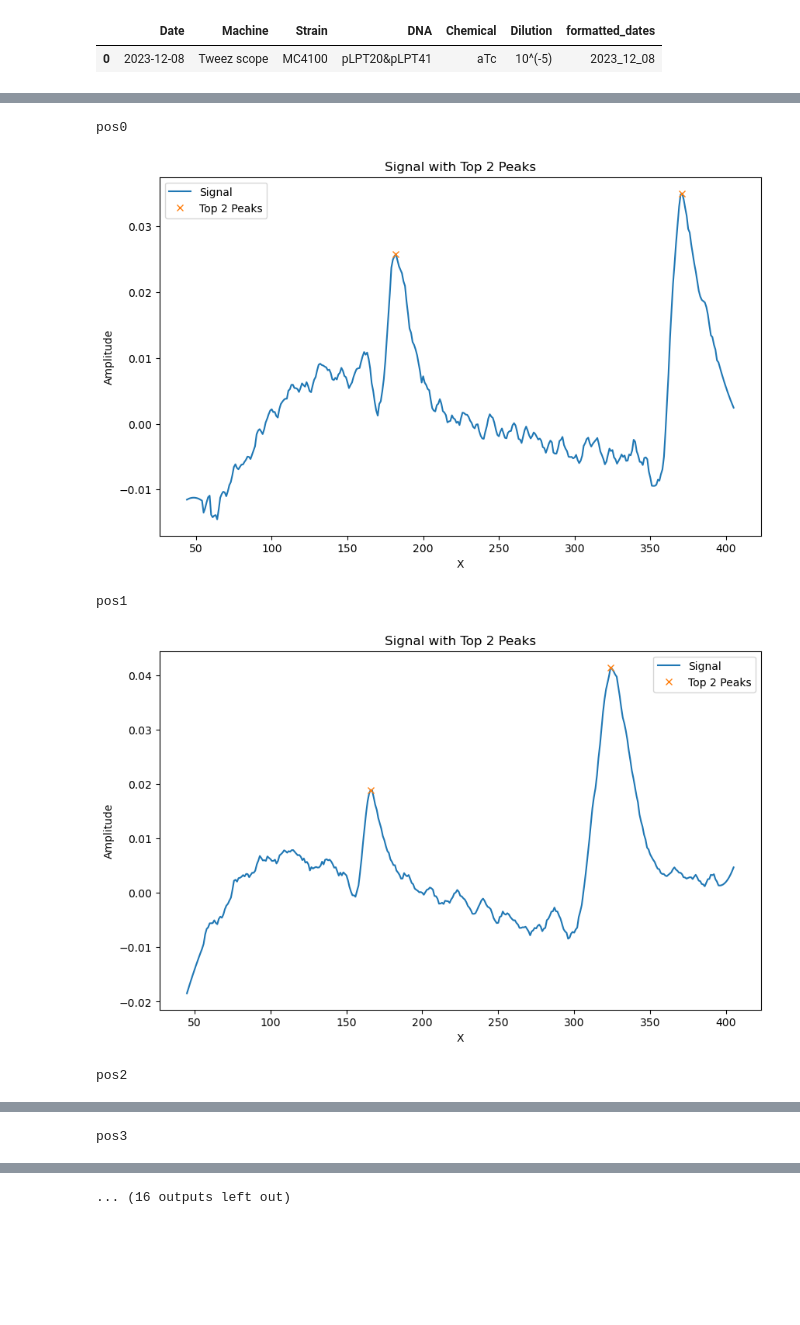
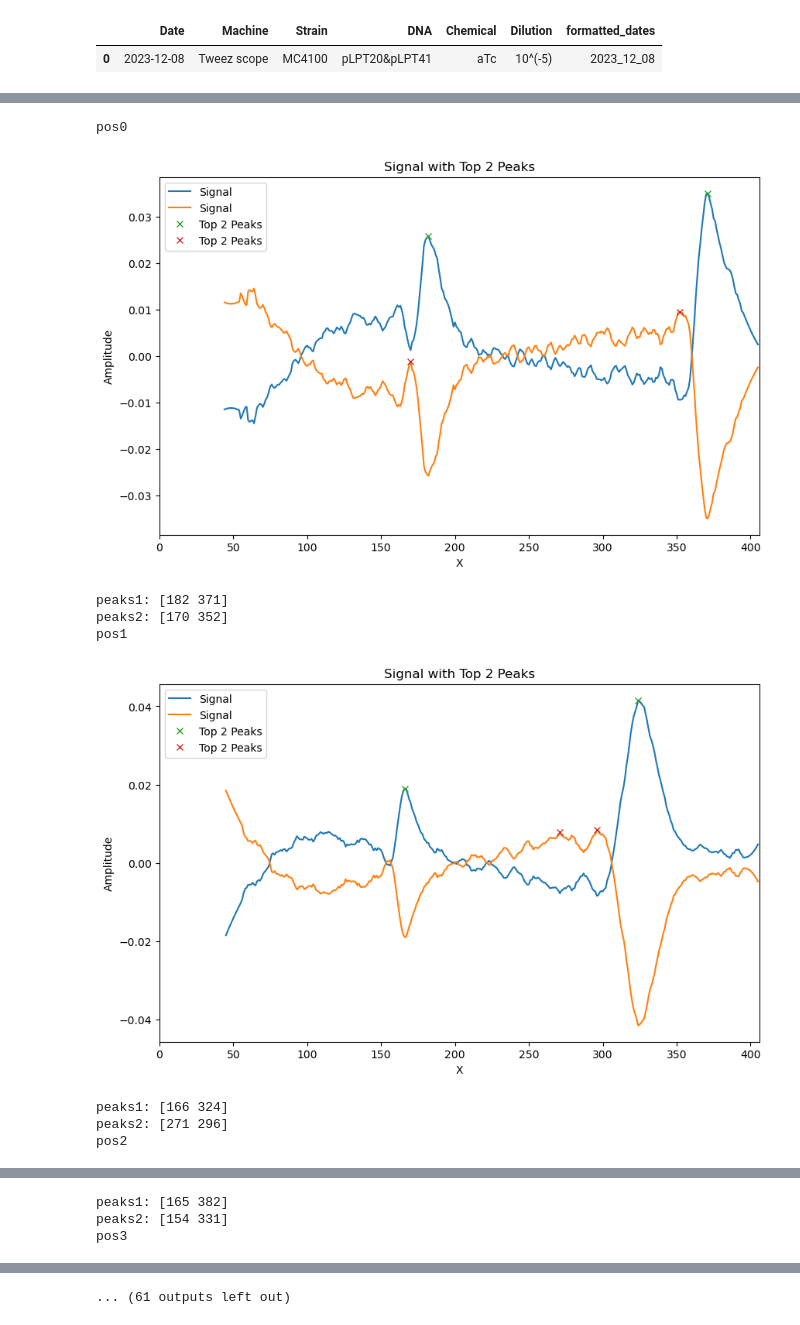
Before and after one commit to RudgeLab/popdyn, a Jupyter notebook: Notebooks/Chapter 3 - a. Mean fluo.ipynb, the cells around one changed output, grey strips where cells are left out. Saved outputs shown, nothing was run; the diff lists cells and outputs as text; code cells hidden in the pictures; blank space fills up the shorter version.

```diff
--- a/Notebooks/Chapter 3 - a. Mean fluo.ipynb
+++ b/Notebooks/Chapter 3 - a. Mean fluo.ipynb
@@ -17,8 +17,8 @@ import scipy.stats as stats
 from scipy.integrate import odeint, solve_ivp
 from numba import njit, prange
 # %%
-#path_ext = '/media/c1046372/Expansion/Thesis GY/3. Analyzed files'
-path_ext = '/media/guillermo/Expansion/Thesis GY/3. Analyzed files'
+path_ext = '/media/c1046372/Expansion/Thesis GY/3. Analyzed files'
+#path_ext = '/media/guillermo/Expansion/Thesis GY/3. Analyzed files'
 #/Ti scope/2023_11_28/2023_11_28_10x_1.0x_pAAA_Ti_Pos6.ome.tif
 # %%
 scope_name = 'Tweez scope'
@@ -86,29 +89,47 @@ array([ 0,  1,  2,  3,  4,  5,  6,  7,  8,  9, 10, 11, 12, 13, 14, 15, 16,
 # %%
-wave_arr = np.zeros((14,2))
-dlrhos_center = np.zeros((14, 406, 2))
-for i, pos in enumerate(range(14)):
+wave_arr = np.zeros((36,2))
+dlrhos_center = np.zeros((36, 406, 2))
+for i, pos in enumerate(poss):
+#wave_arr = np.zeros((3,4))
+#dlrhos_center = np.zeros((3, 406, 2))
+#for i, pos in enumerate([14,15,16]):
     print(f"pos{i}")
     dlrhos_center[i,:,:] = np.load(os.path.join(path_ext,scope_name,exp_date,folder_results,f"pos{pos}", 'dlrho_center.npy'))
     dlrhos = dlrhos_center[i,:,:]
     t = np.arange(406)
     signal = dlrhos
     peaks, properties = find_peaks(dlrhos[:,0], height=-0.04, prominence=0.005)  # Adjust parameters based on your signal
 
     sorted_indices = np.argsort(properties['peak_heights'])[-2:]  # Get indices of the top 2 peaks by height
     top_peaks = peaks[sorted_indices]
 
+
+    peaks1, properties1 = find_peaks(dlrhos[:,1], height=-0.04, prominence=0.005)  # Adjust parameters based on your signal
+    sorted_indices1 = np.argsort(properties1['peak_heights'])[-2:]  # Get indices of the top 2 peaks by height
+    top_peaks1 = peaks1[sorted_indices1]
+
+
     plt.figure(figsize=(10, 6))
-    plt.plot(t, dlrhos[:,0], label='Signal')
+    plt.plot(t, dlrhos, label='Signal')
     plt.plot(t[top_peaks], dlrhos[top_peaks,0], "x", label='Top 2 Peaks')
+    plt.plot(t[top_peaks1], dlrhos[top_peaks1,1], "x", label='Top 2 Peaks')
     plt.title('Signal with Top 2 Peaks')
     plt.xlabel('X')
     plt.ylabel('Amplitude')
+    plt.xlim([0,406])
     plt.legend()
     plt.show()
+    print(f"peaks1: {t[top_peaks]}")
+    print(f"peaks2: {t[top_peaks1]}")
     wave_arr[pos,:] = t[top_peaks]
+    #wave_arr[i,:] = t[top_peaks]
 # %% [output]
 pos0
-[figure, old version]
+[figure, new version]
+peaks1: [182 371]
+peaks2: [170 352]
 pos1
-[figure, old version]
+[figure, new version]
+peaks1: [166 324]
+peaks2: [271 296]
 pos2
@@ -116 +137,3 @@ pos2
+peaks1: [165 382]
+peaks2: [154 331]
 pos3
@@ -122 +149 @@ pos5
-... (16 outputs left out)
+... (61 outputs left out)
```
Also changed, not shown: parts of 17 cells of this notebook, 11 other files.
